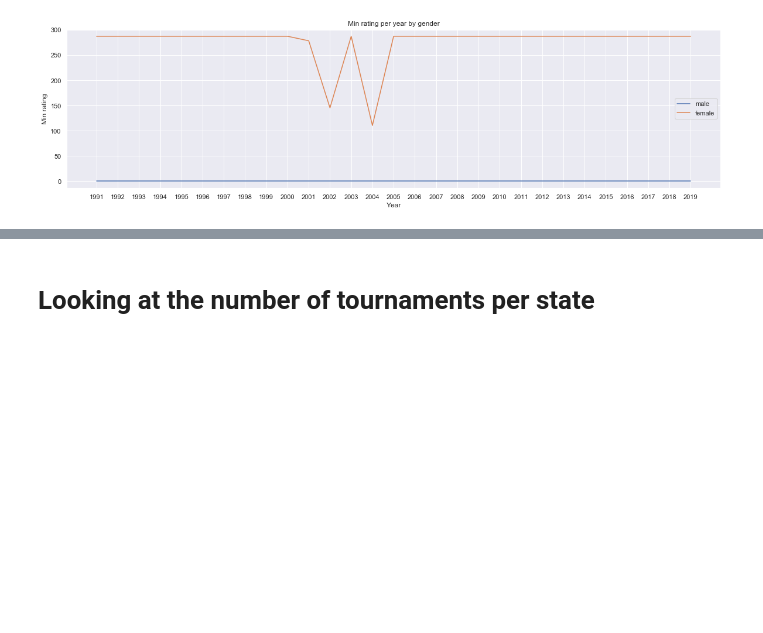
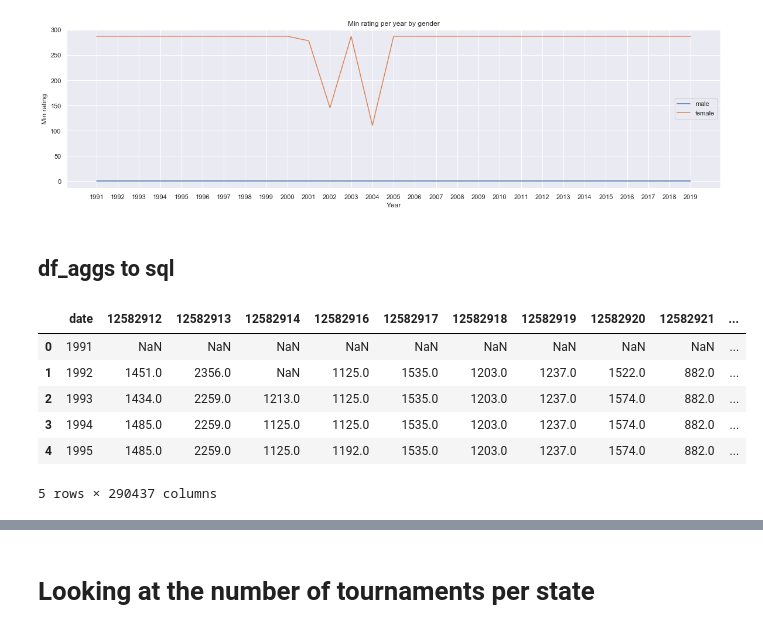
Before and after one commit to AstroBoy1/chess-ds, a Jupyter notebook: chess_exploration.ipynb, the cells around one changed output, grey strips where cells are left out. Cells and saved outputs as stored; diff of their text form; code cells hidden in the pictures; blank space fills up the shorter version.

```diff
--- a/chess_exploration.ipynb
+++ b/chess_exploration.ipynb
@@ -585,3 +585,19 @@ plt.legend()
 # %% [output]
 <matplotlib.legend.Legend at 0x...>
 [figure]
+# %% [markdown]
+## df_aggs to sql
+# %%
+df_aggs = pd.read_csv("df_aggs.csv")
+# %%
+df_aggs.rename(index=str, columns={"Unnamed: 0": "date"}, inplace=True)
+# %%
+df_aggs.head()
+# %% [output]
+|  | date | 12582912 | 12582913 | 12582914 | 12582916 | 12582917 | 12582918 | 12582919 | 12582920 | 12582921 | ... |
+| 0 | 1991 | NaN | NaN | NaN | NaN | NaN | NaN | NaN | NaN | NaN | ... |
+| 1 | 1992 | 1451.0 | 2356.0 | NaN | 1125.0 | 1535.0 | 1203.0 | 1237.0 | 1522.0 | 882.0 | ... |
+| 2 | 1993 | 1434.0 | 2259.0 | 1213.0 | 1125.0 | 1535.0 | 1203.0 | 1237.0 | 1574.0 | 882.0 | ... |
+| 3 | 1994 | 1485.0 | 2259.0 | 1125.0 | 1125.0 | 1535.0 | 1203.0 | 1237.0 | 1574.0 | 882.0 | ... |
+| 4 | 1995 | 1485.0 | 2259.0 | 1125.0 | 1192.0 | 1535.0 | 1203.0 | 1237.0 | 1574.0 | 882.0 | ... |
+5 rows × 290437 columns
```
Also changed, not shown: parts of 8 cells of this notebook, 1 other file.
